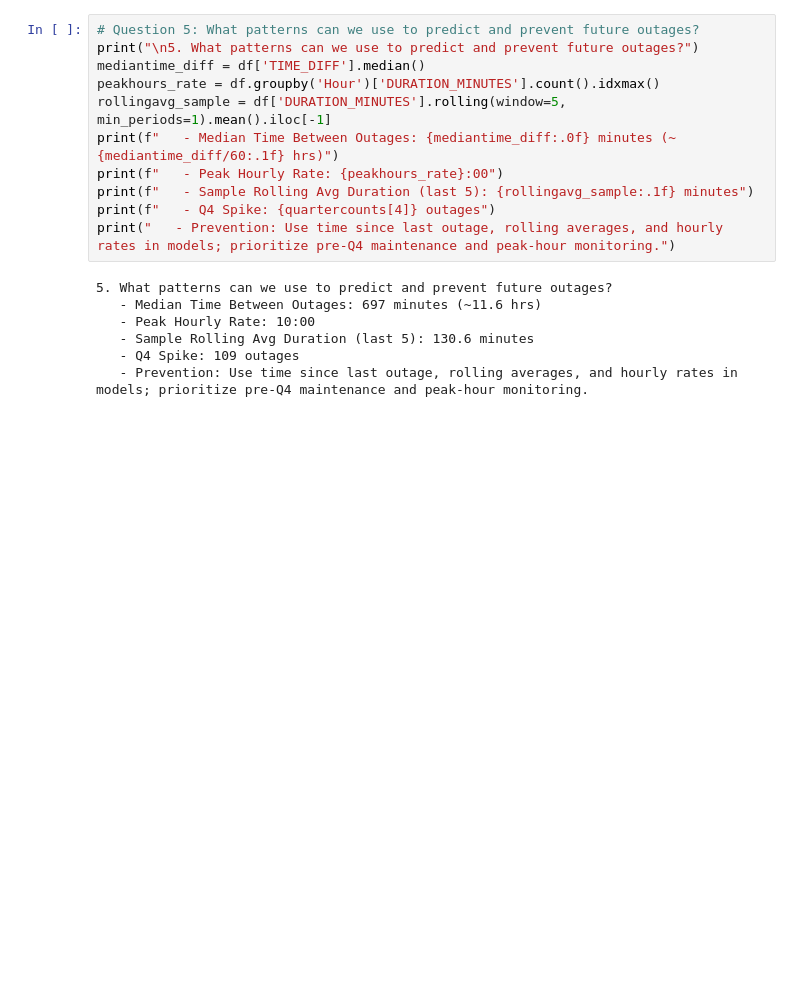
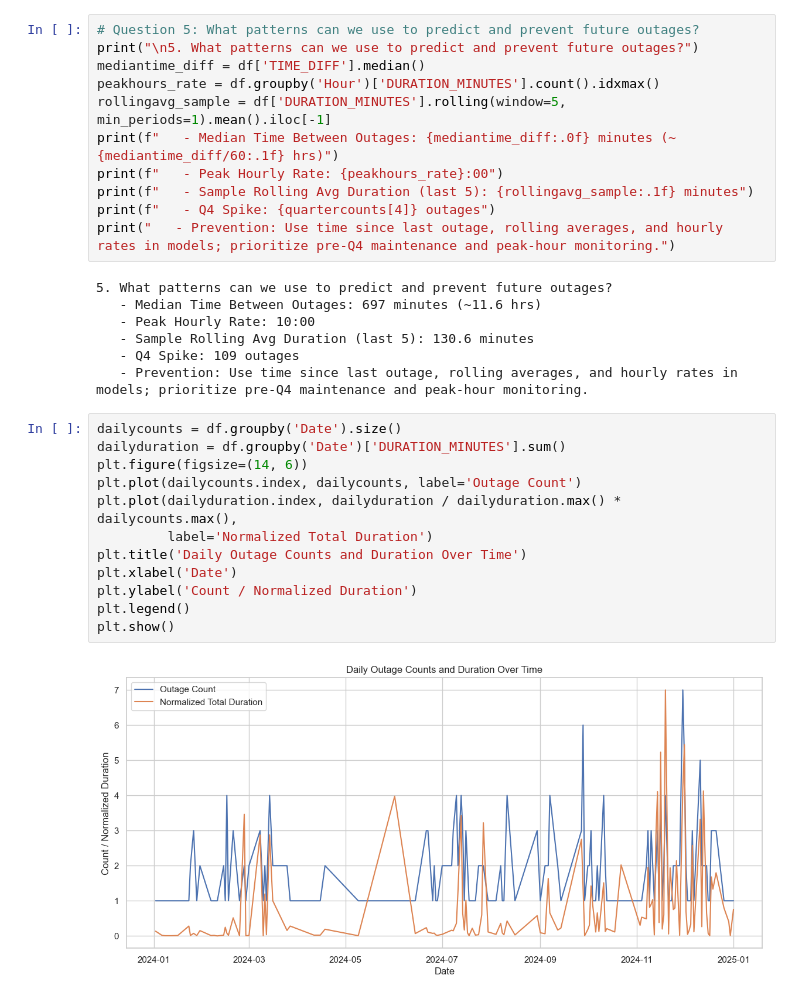
Before and after one commit to Phionanamugga/POWER_GRID_AI_PREDICITIVE_MAINTENANCE, a Jupyter notebook: power_outages.ipynb, the cells around one changed output. Cells and saved outputs as stored; diff of their text form; blank space fills up the shorter version.

```diff
--- a/power_outages.ipynb
+++ b/power_outages.ipynb
@@ -229,3 +229,17 @@ print("   - Prevention: Use time since last outage, rolling averages, and hourly
    - Sample Rolling Avg Duration (last 5): 130.6 minutes
    - Q4 Spike: 109 outages
    - Prevention: Use time since last outage, rolling averages, and hourly rates in models; prioritize pre-Q4 maintenance and peak-hour monitoring.
+# %%
+dailycounts = df.groupby('Date').size()
+dailyduration = df.groupby('Date')['DURATION_MINUTES'].sum()
+plt.figure(figsize=(14, 6))
+plt.plot(dailycounts.index, dailycounts, label='Outage Count')
+plt.plot(dailyduration.index, dailyduration / dailyduration.max() * dailycounts.max(),
+         label='Normalized Total Duration')
+plt.title('Daily Outage Counts and Duration Over Time')
+plt.xlabel('Date')
+plt.ylabel('Count / Normalized Duration')
+plt.legend()
+plt.show()
+# %% [output]
+[figure, added]
```
Also changed, not shown: parts of 1 cell of this notebook.
